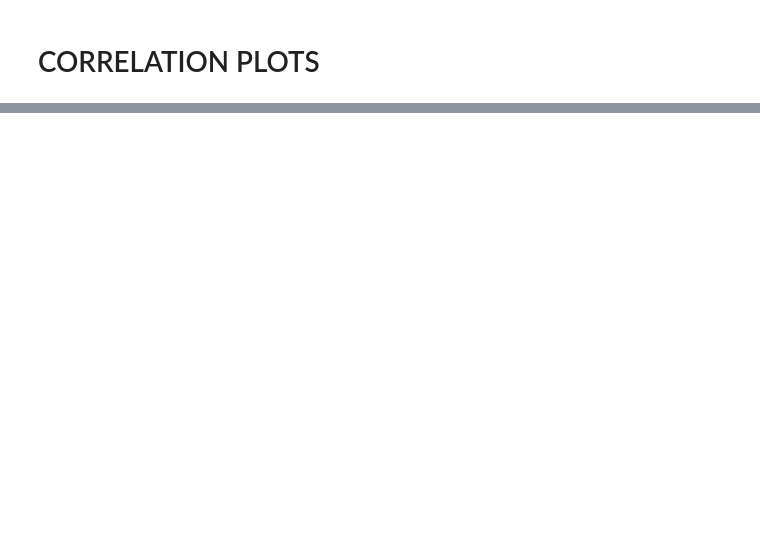
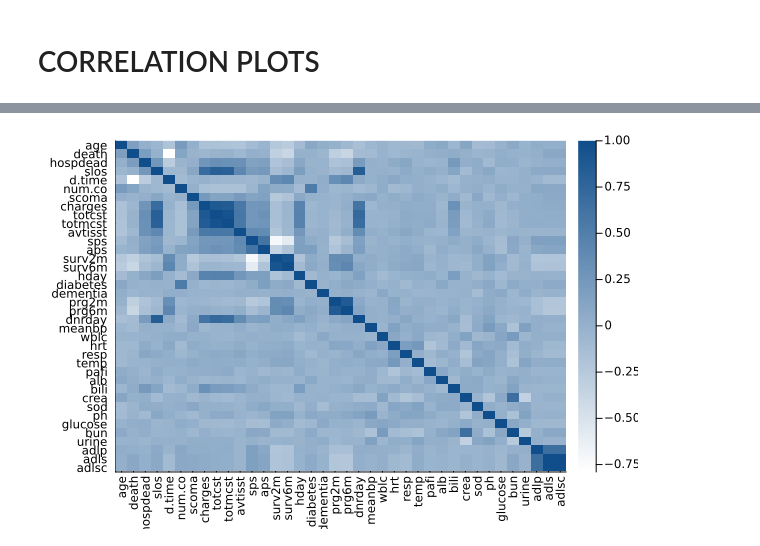
Before and after one commit to blasaraujo14/projectA_ML1, a Jupyter notebook: visualizaciones.ipynb, the cells around one changed output, grey strips where cells are left out. Drawn from its saved outputs; the diff is of its cells as text; code cells hidden in the pictures; blank space fills up the shorter version.

```diff
--- a/visualizaciones.ipynb
+++ b/visualizaciones.ipynb
@@ -44,6 +56,9 @@ corrplot(Matrix(df_clean[:, cols]),
 # %%
 ### HEATMAP
 cols = numerical_feats              # define subset
-M = cor(Matrix(df[!,cols]))         # correlation matrix
+df_clean = dropmissing(df[!,cols], cols)
+M = cor(Matrix(df_clean))         # correlation matrix
 (n,m) = size(M)
 heatmap(M, fc=cgrad([:white,:dodgerblue4]), xticks=(1:m,cols), xrot=90, yticks=(1:m,cols), yflip=true)
+# %% [output]
+[figure, added]
```
Also changed, not shown: parts of 3 cells of this notebook, 6 other files.
